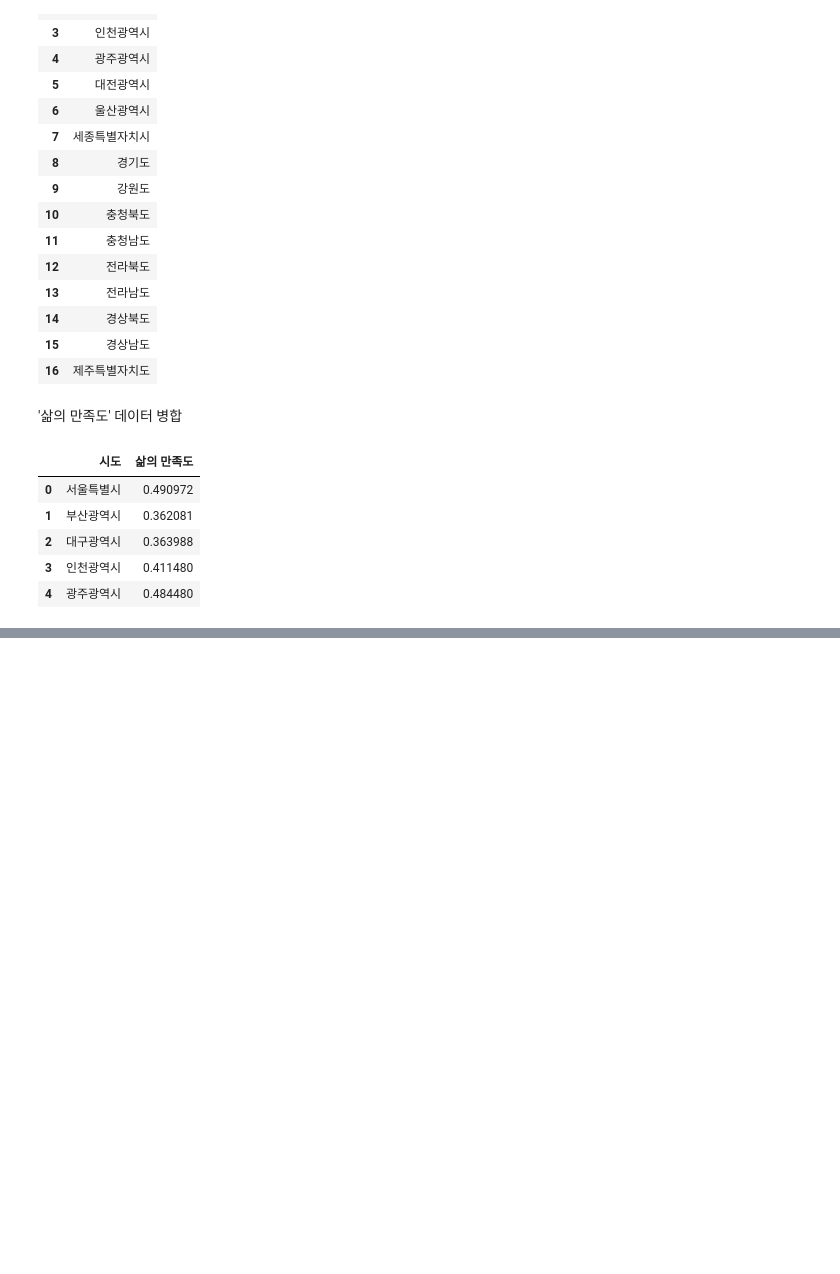
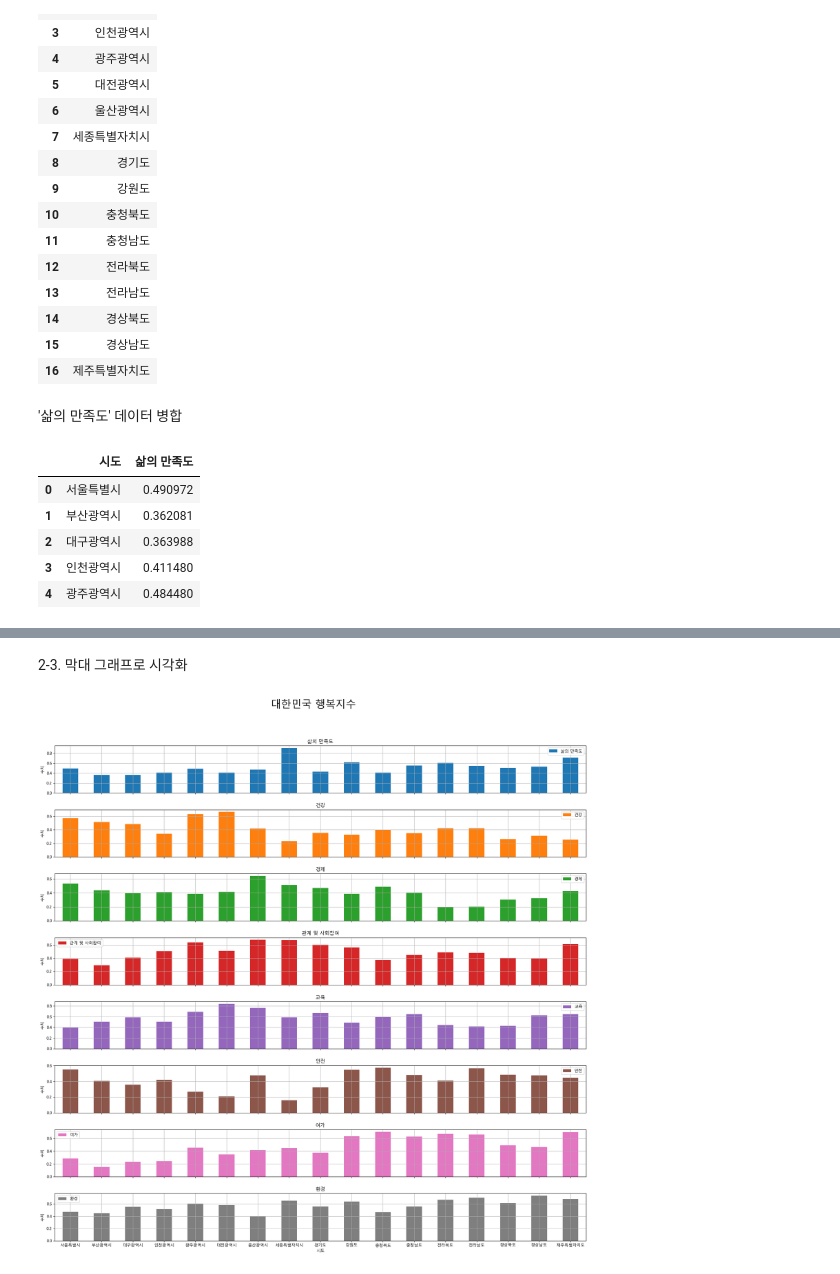
Before and after one commit to KimDongHyun0907/Sesac_openAI, a Jupyter notebook: 데이터 분석 및 시각화/판다스/행복지수 데이터 분석_작업.ipynb, the cells around one changed output, grey strips where cells are left out. Saved outputs shown, nothing was run; the diff lists cells and outputs as text; code cells hidden in the pictures; blank space fills up the shorter version.

```diff
--- a/데이터 분석 및 시각화/판다스/행복지수 데이터 분석_작업.ipynb
+++ b/데이터 분석 및 시각화/판다스/행복지수 데이터 분석_작업.ipynb
@@ -110,0 +238,13 @@ happy_merge.head()
+# %% [markdown]
+2-3. 막대 그래프로 시각화
+# %%
+import numpy as np
+
+happy_merge.plot(kind='bar', xlabel='시도', ylabel='수치', figsize=(20,20), grid=True, subplots=True)
+
+plt.suptitle('대한민국 행복지수', fontsize=25)
+plt.tight_layout(pad=5, h_pad=2)
+plt.xticks(np.arange(len(happy_merge['시도'])), happy_merge['시도'], rotation=360)
+plt.show()
+# %% [output]
+[figure, added]
```
Also changed, not shown: parts of 37 cells of this notebook.
